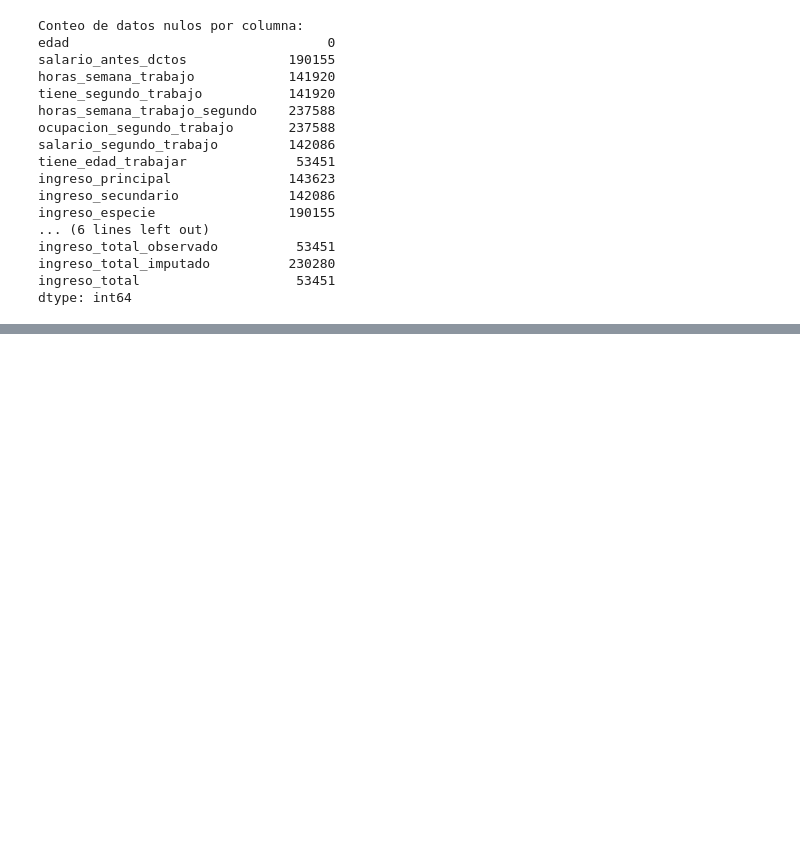
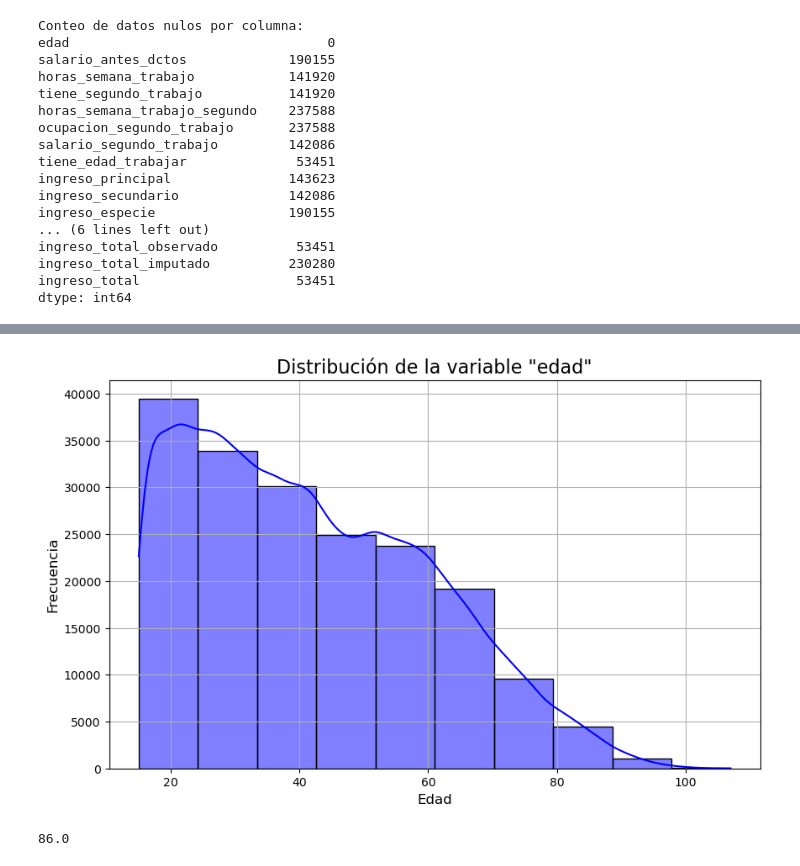
Before and after one commit to camilaleniss/miad-g8-project, a Jupyter notebook: notebooks/Limpieza_de_datos.ipynb, the cells around one changed output, grey strips where cells are left out. Saved outputs shown, nothing was run; the diff lists cells and outputs as text; code cells hidden in the pictures; blank space fills up the shorter version.

```diff
--- a/notebooks/Limpieza_de_datos.ipynb
+++ b/notebooks/Limpieza_de_datos.ipynb
@@ -514,0 +614,19 @@ plot_column_histograms(df, columns_of_interest, group_size=4)
+# %%
+df = df.drop(columns=[
+    'tiene_segundo_trabajo',
+    'salario_segundo_trabajo',
+    'ingreso_secundario',
+    'ingreso_especie'
+])
+# %%
+df = df.drop(columns=['cotiza_pension'])
+
+df = df.rename(columns={'tiene_seguridad_social': 'cotiza_prestaciones'})
+# %%
+# Calcular el promedio de la columna 'horas_semana_trabajo' (ignorando los valores nulos)
+mean_horas_semana_trabajo = df['horas_semana_trabajo'].mean()
+
+# Reemplazar los valores nulos por el promedio calculado
+df['horas_semana_trabajo'].fillna(mean_horas_semana_trabajo, inplace=True)
+
+print("Valores nulos restantes en 'horas_semana_trabajo':", df['horas_semana_trabajo'].isnull().sum())
@@ -514,0 +635,9 @@ plot_column_histograms(df, columns_of_interest, group_size=4)
+# %%
+# Calcular la moda de la columna 'nivel_educativo'
+mode_nivel_educativo = df['nivel_educativo'].mode()[0]
+
+# Reemplazar los valores nulos por la moda calculada
+df['nivel_educativo'].fillna(mode_nivel_educativo, inplace=True)
+
+# Verificar que no queden valores nulos en la columna
+print("Valores nulos restantes en 'nivel_educativo':", df['nivel_educativo'].isnull().sum())
@@ -514,0 +660,15 @@ plot_column_histograms(df, columns_of_interest, group_size=4)
+# %%
+plt.figure(figsize=(10, 6))
+sns.histplot(df['edad'], bins=10, kde=True, color='blue')
+plt.title('Distribución de la variable "edad"', fontsize=16)
+plt.xlabel('Edad', fontsize=12)
+plt.ylabel('Frecuencia', fontsize=12)
+plt.grid(True)
+plt.show()
+# %% [output]
+[figure, added]
+# %%
+cuartil_90 = df['edad'].quantile(0.99)
+print(cuartil_90)
+# %% [output]
+86.0
```
Also changed, not shown: parts of 21 cells of this notebook, 1 other file.
